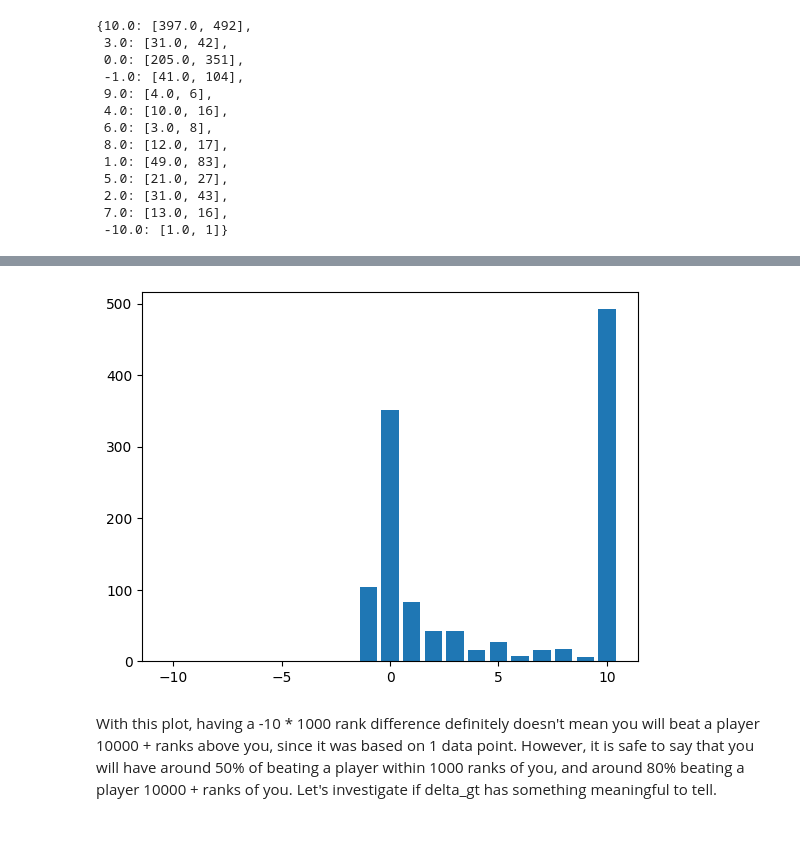
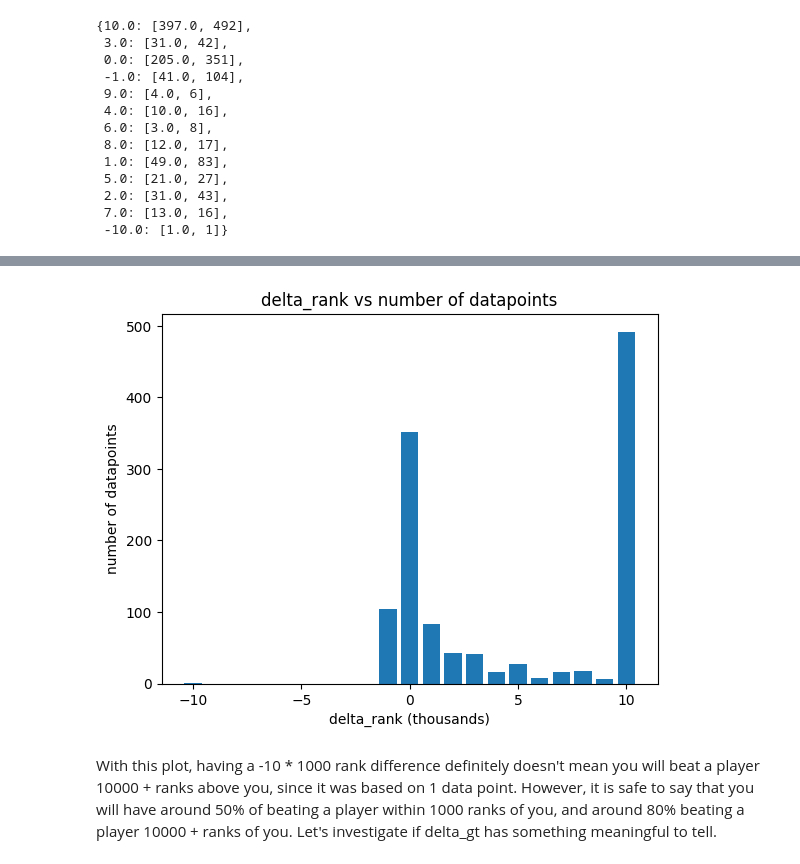
Before and after one commit to Hepaul7/Clash-Royale-Matchup-Predictor, a Jupyter notebook: process_data/data_preprocess.ipynb, the cells around one changed output, grey strips where cells are left out. Saved outputs shown, nothing was run; the diff lists cells and outputs as text; code cells hidden in the pictures; blank space fills up the shorter version.

```diff
--- a/process_data/data_preprocess.ipynb
+++ b/process_data/data_preprocess.ipynb
@@ -82,8 +89,11 @@ As seen above, you cant really tell much unless we consider the number of data p
-# %%
-plt.bar(x_val, count)
-plt.show()
-# %% [output]
-[figure, removed]
+# %%
+plt.bar(x_val, count)
+plt.xlabel('delta_rank (thousands)')
+plt.ylabel('number of datapoints')
+plt.title('delta_rank vs number of datapoints')
+plt.show()
+# %% [output]
+[figure, added]
 # %% [markdown]
 With this plot, having a -10 * 1000 rank difference definitely doesn't mean you will beat a player 10000 + ranks above you, since it was based on 1 data point. However, it is safe to say that you will have around 50% of beating a player within 1000 ranks of you, and around 80% beating a player 10000 + ranks of you. Let's investigate if delta_gt has something meaningful to tell.
 # %%
```
Also changed, not shown: parts of 21 cells of this notebook, 3 other files.
